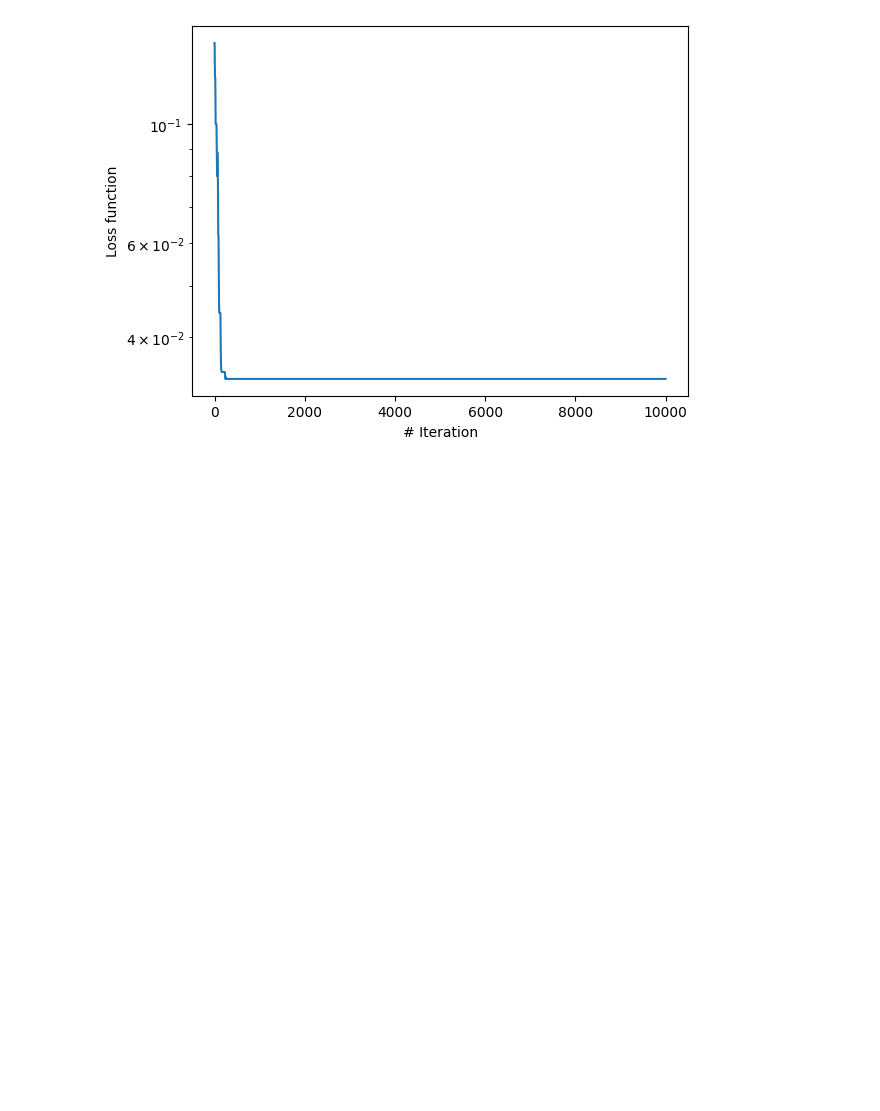
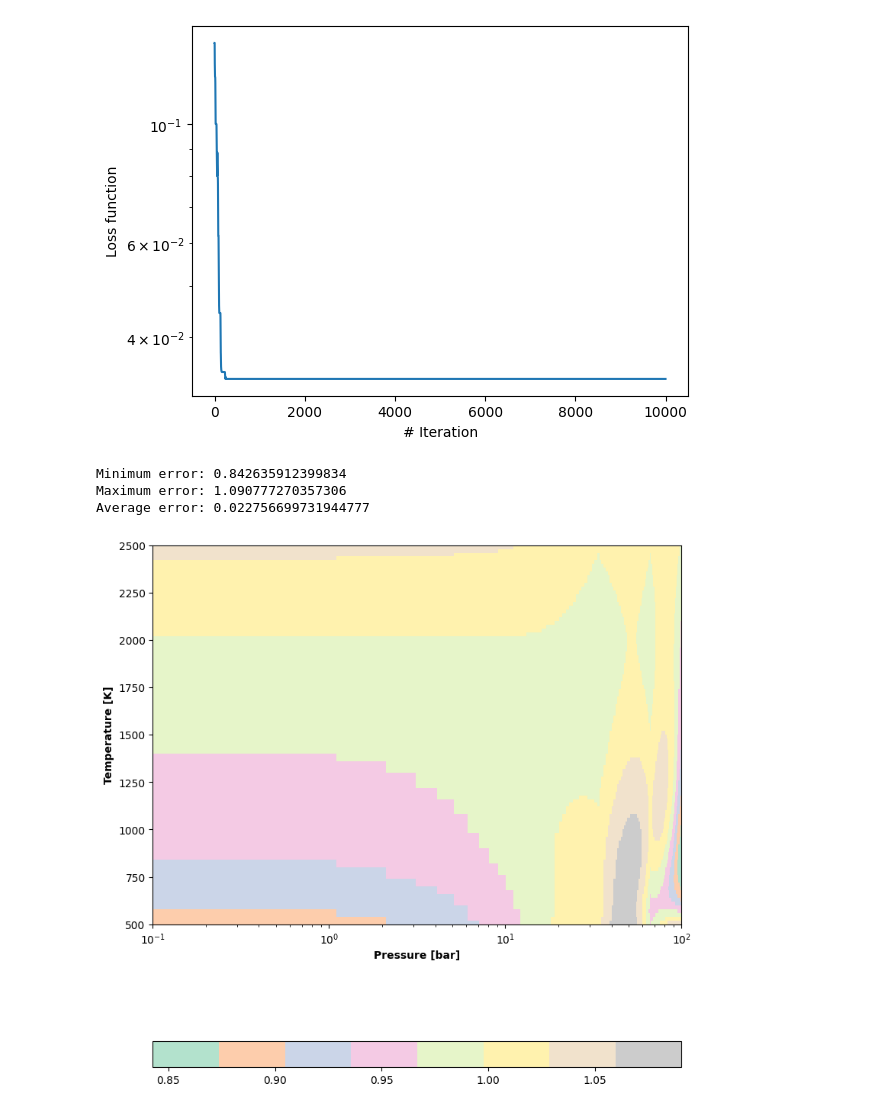
Before and after one commit to tdinelli/diffPLOG2TROE, a Jupyter notebook: examples/NH2plusH.ipynb, the cells around one changed output. Cells and saved outputs as stored; diff of their text form; code cells hidden in the pictures; blank space fills up the shorter version.

```diff
--- a/examples/NH2plusH.ipynb
+++ b/examples/NH2plusH.ipynb
@@ -139,3 +143,37 @@ plt.ylabel("Loss function")
 plt.show()
 # %% [output]
 [figure]
+# %%
+T_mesh, P_mesh = jnp.meshgrid(T_range, P_range)
+
+k_plog = constant.kinetic_constant(T_range, P_range)
+k_troe = troe.kinetic_constant(T_range, P_range)
+
+ratio = k_troe.T / k_plog.T
+rel_ratio = jnp.mean(jnp.sqrt((1 - k_troe.T / k_plog.T) ** 2))
+
+plt.figure(figsize=(8, 8))
+im = plt.imshow(
+    ratio,
+    origin="lower",
+    aspect="auto",
+    extent=[P_range[0], P_range[-1], T_range[0], T_range[-1]],
+    cmap="Pastel2"
+)
+
+plt.xscale("log")
+plt.xlabel("Pressure [bar]", fontweight="bold")
+plt.ylabel("Temperature [K]", fontweight="bold")
+cbar = plt.colorbar(im, orientation="horizontal", pad=0.2)
+
+print(f"Minimum error: {jnp.min(ratio)}")
+print(f"Maximum error: {jnp.max(ratio)}")
+print(f"Average error: {rel_ratio}")
+
+plt.tight_layout()
+plt.show()
+# %% [output]
+Minimum error: 0.842635912399834
+Maximum error: 1.090777270357306
+Average error: 0.022756699731944777
+[figure, added]
```
Also changed, not shown: parts of 1 cell of this notebook, 5 other files.
